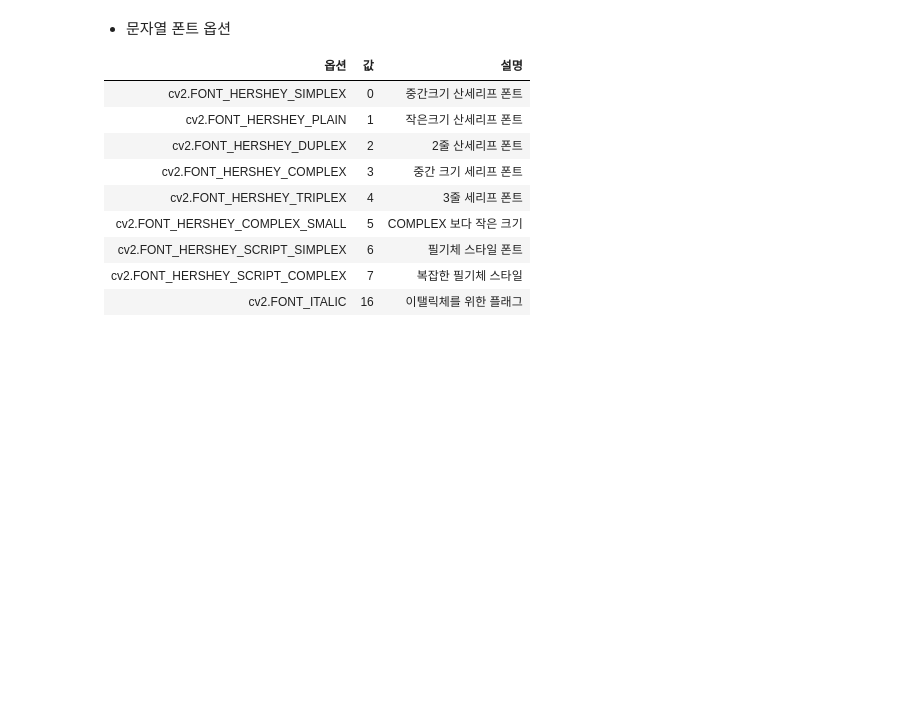
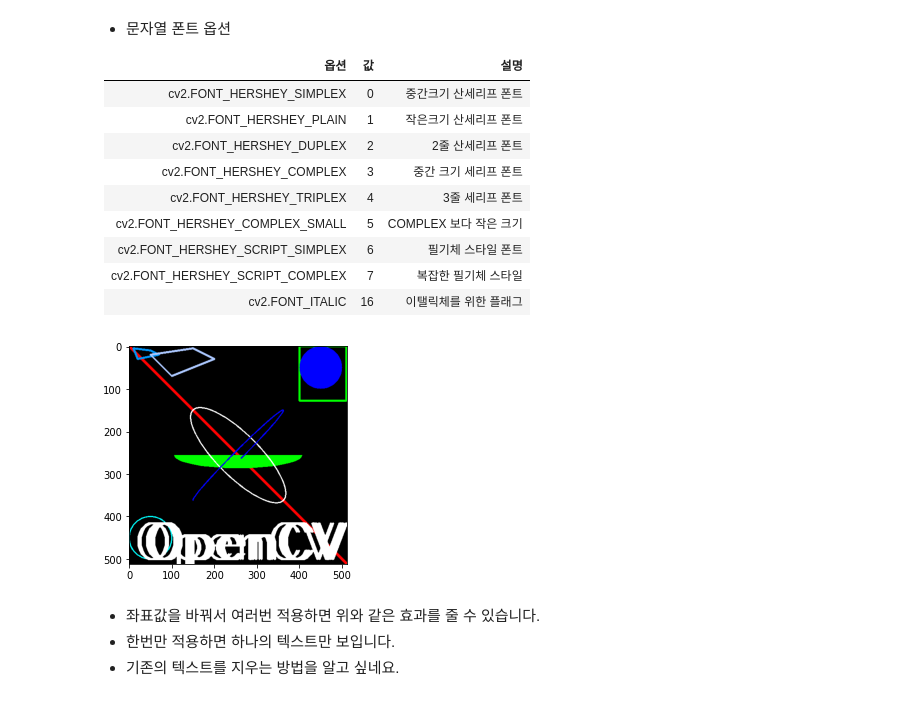
Before and after one commit to 85honesty/OpenCV, a Jupyter notebook: OpneCV_한번에_끝내기.ipynb, the cells around one changed output. Cells and saved outputs as stored; diff of their text form; code cells hidden in the pictures; blank space fills up the shorter version.

```diff
--- a/OpneCV_한번에_끝내기.ipynb
+++ b/OpneCV_한번에_끝내기.ipynb
@@ -784,3 +784,15 @@ plt.show()
 |cv2.FONT_HERSHEY_SCRIPT_SIMPLEX|6|필기체 스타일 폰트|
 |cv2.FONT_HERSHEY_SCRIPT_COMPLEX|7|복잡한 필기체 스타일|
 |cv2.FONT_ITALIC|16|이탤릭체를 위한 플래그|
+# %%
+#img = cv2.putText(img, '문자', (X위치, Y위치), 폰트, 스케일, (R, G, B), 선의 두께)
+img = cv2.putText(img, 'OpenCV', (36, 500), cv2.FONT_HERSHEY_SIMPLEX, 4, (255, 255, 255), 3)
+# %%
+plt.imshow(img)
+plt.show()
+# %% [output]
+[figure, added]
+# %% [markdown]
+- 좌표값을 바꿔서 여러번 적용하면 위와 같은 효과를 줄 수 있습니다.
+- 한번만 적용하면 하나의 텍스트만 보입니다.
+- 기존의 텍스트를 지우는 방법을 알고 싶네요.
```
Also changed, not shown: parts of 9 cells of this notebook.
